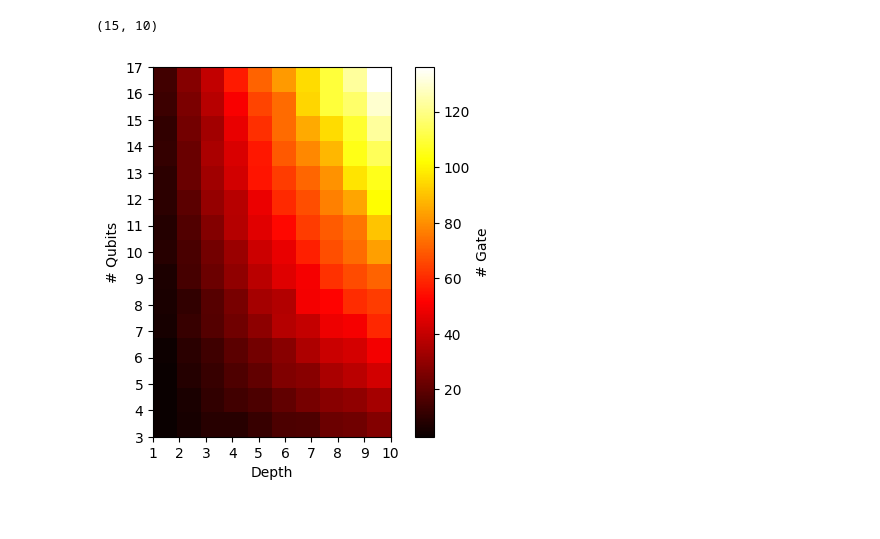
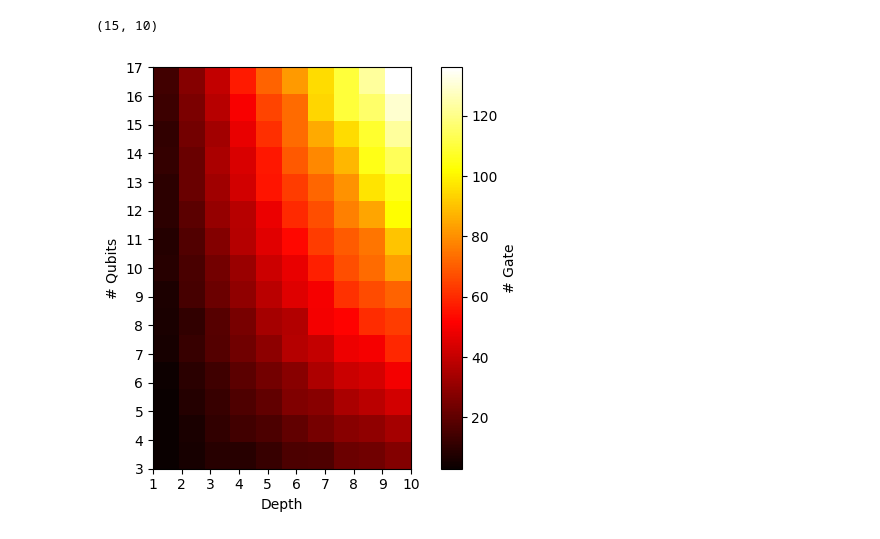
Before and after one commit to NAIST-Archlab/FQsun, a Jupyter notebook: plot_number_gate.ipynb, the cells around one changed output. Drawn from its saved outputs; the diff is of its cells as text; code cells hidden in the pictures.

Commit message:
Update plot figures

```diff
--- a/plot_number_gate.ipynb
+++ b/plot_number_gate.ipynb
@@ -1,31 +1,33 @@
 # %%
 import numpy as np
 from mpl_toolkits.mplot3d import Axes3D
 import matplotlib.pyplot as plt
 import os
 
 num_qubits = range(3, 18)
 depths = range(1, 11)
 num_gatess = np.zeros((len(num_qubits), len(depths)))
 num_repeats = 2
 for depth in depths:
     for times in range(1, num_repeats + 1):
         num_gates = np.loadtxt(f'./gate/qrc/{times}/qrc_{depth}depth_NumGate.txt', dtype=int)
         num_gatess[:, depth-1] += num_gates
     num_gatess[:, depth-1] = num_gatess[:, depth-1] / num_repeats
 print(num_gatess.shape)
 
 
 X, Y = np.meshgrid(num_qubits, depths)
 # Plot the heatmap
 plt.imshow(num_gatess, cmap='hot', origin='lower', extent = [1, 10, 3, 17])
 plt.yticks(num_qubits)
 plt.xticks(depths)
 plt.xlabel('Depth')
 plt.ylabel('# Qubits')
 
 cbar = plt.colorbar()
 cbar.set_label('# Gate')  # Label for the colorbar
+plt.tight_layout()
+plt.savefig('./images/gate_qrc.svg')
 # %% [output]
 (15, 10)
-[figure, old version]
+[figure, new version]
```
Also changed, not shown: parts of 2 cells of this notebook, 12 other files.
